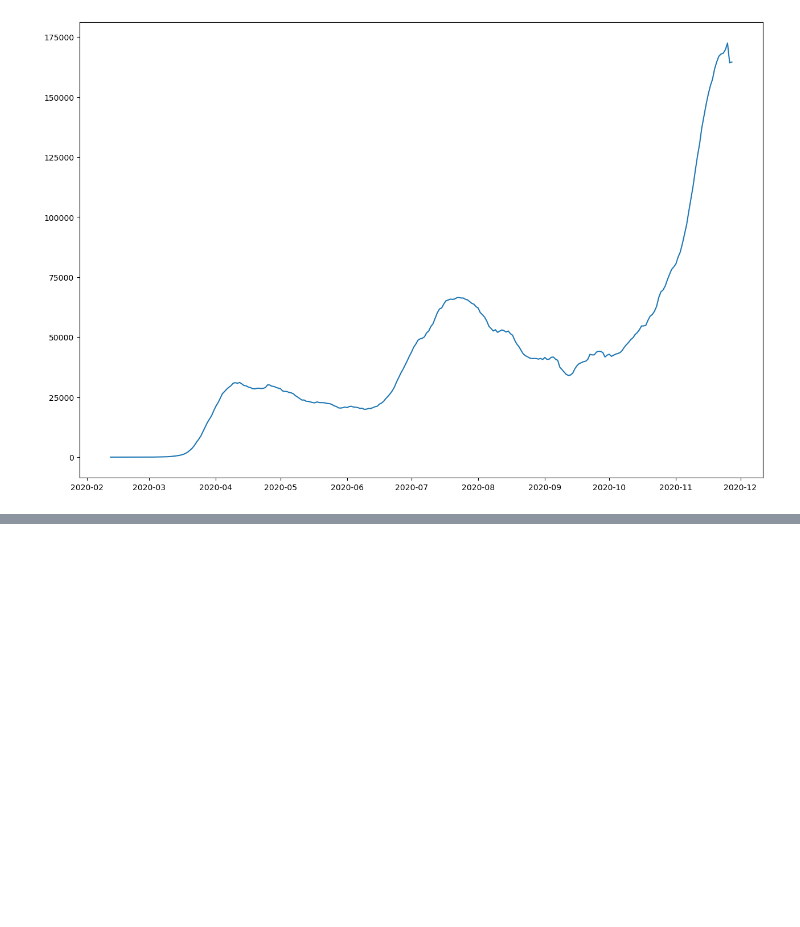
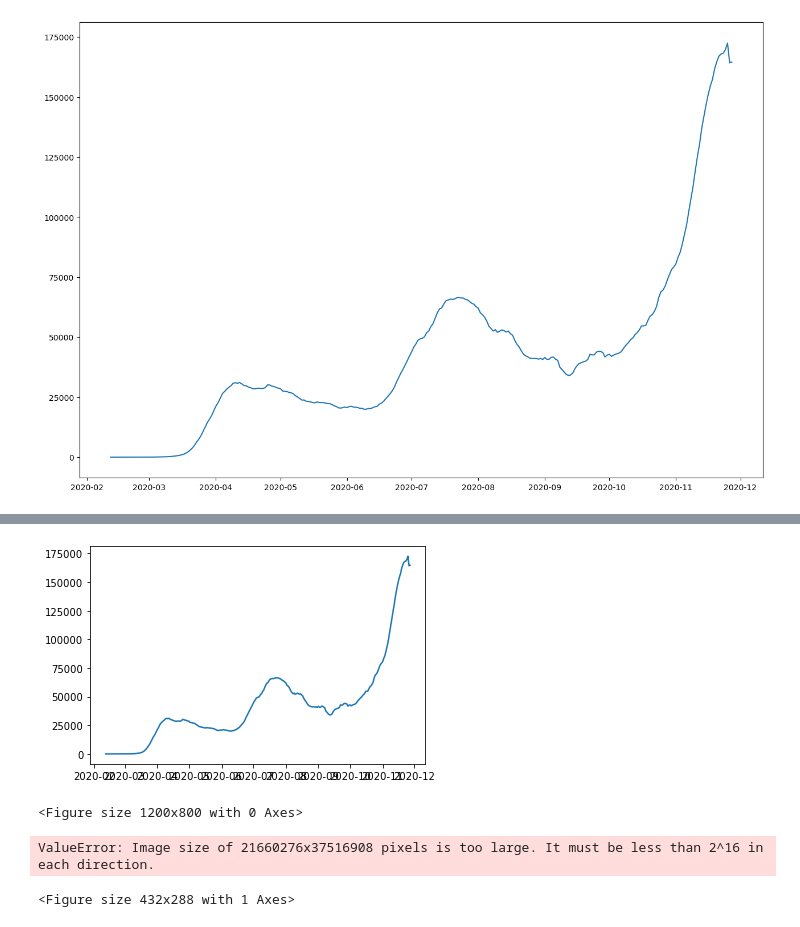
Before and after one commit to michaelcave1515/ai_work, a Jupyter notebook: covid_data/guInfectionEstimates.ipynb, the cells around one changed output, grey strips where cells are left out. Cells and saved outputs as stored; diff of their text form; code cells hidden in the pictures; blank space fills up the shorter version.

```diff
--- a/covid_data/guInfectionEstimates.ipynb
+++ b/covid_data/guInfectionEstimates.ipynb
@@ -65,0 +64,27 @@ axes.plot(df_usa['date'], df_usa['daily_positive_7day_ma'])
+# %%
+x = df_usa['date'].to_numpy()
+y = df_usa['daily_positive_7day_ma'].to_numpy()
+# %%
+fig, ax = plt.subplots()
+ax.plot(x,y)
+fig = plt.figure(figsize=(12,8),dpi=100)
+# %% [output]
+[figure, added]
+<Figure size 1200x800 with 0 Axes>
+# %%
+def annot_max(x,y, ax=None):
+    xmax = x[np.argmax(y)]
+    ymax = y.max()
+    text= "x={:}, y={:}".format(xmax, ymax)
+    if not ax:
+        ax=plt.gca()
+    bbox_props = dict(boxstyle="square,pad=0.3", fc="w", ec="k", lw=0.72)
+    arrowprops=dict(arrowstyle="->",connectionstyle="angle,angleA=0,angleB=60")
+    kw = dict(xycoords='data',textcoords="axes fraction",
+              arrowprops=arrowprops, bbox=bbox_props, ha="right", va="top")
+    ax.annotate(text, xy=(xmax, ymax), xytext=(0.94,0.96), **kw)
+
+annot_max(x,y)
+# %% [output]
+ValueError: Image size of 21660276x37516908 pixels is too large. It must be less than 2^16 in each direction.
+<Figure size 432x288 with 1 Axes>
```
Also changed, not shown: parts of 21 cells of this notebook, 5 other files.
